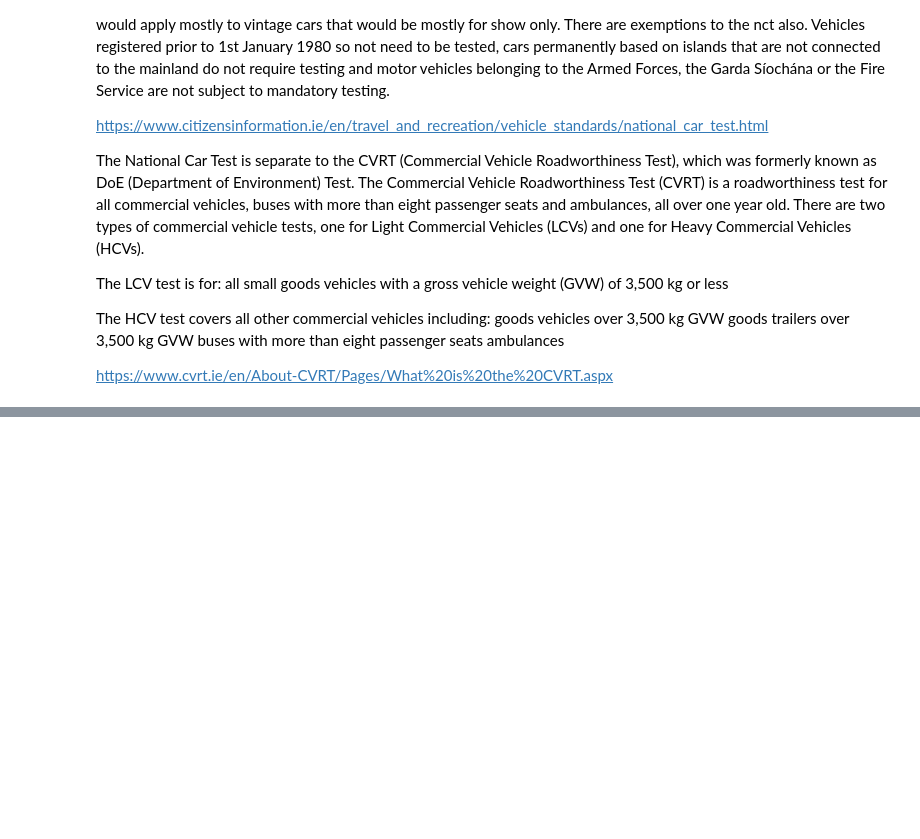
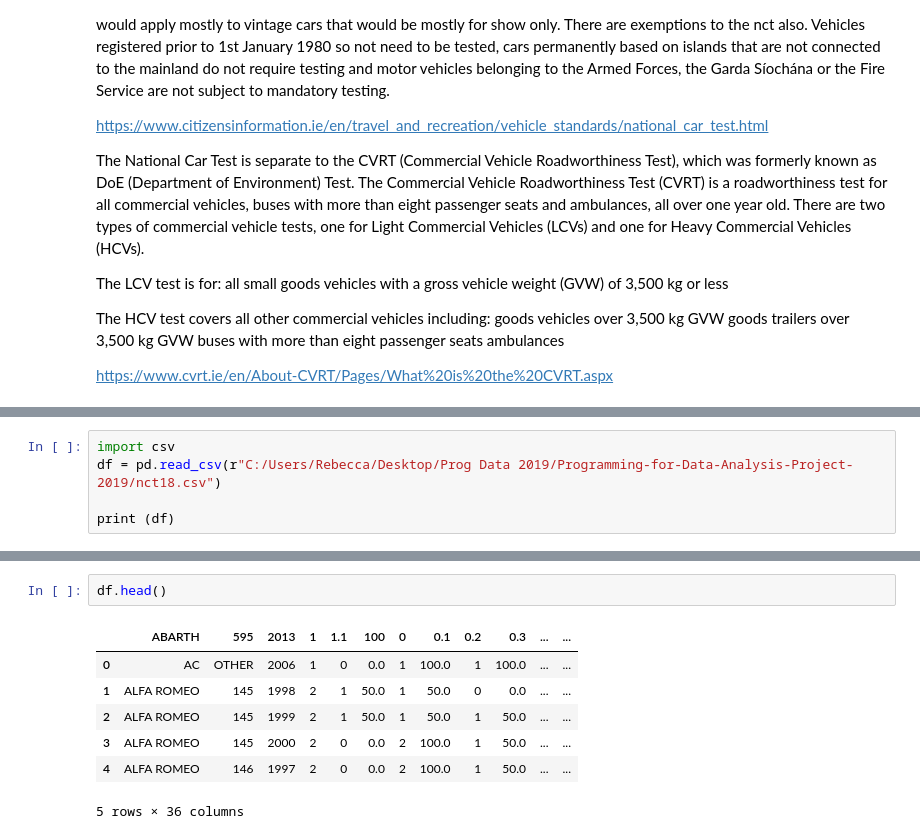
Before and after one commit to bexiturley/Programming-for-Data-Analysis-Project-2019, a Jupyter notebook: nct.ipynb, the cells around one changed output, grey strips where cells are left out. Saved outputs shown, nothing was run; the diff lists cells and outputs as text; blank space fills up the shorter version.

```diff
--- a/nct.ipynb
+++ b/nct.ipynb
@@ -30,0 +57,5 @@ This was very interesting but still not what I was looking for.  I then went to
+# %%
+import csv
+df = pd.read_csv(r"C:/Users/Rebecca/Desktop/Prog Data 2019/Programming-for-Data-Analysis-Project-2019/nct18.csv")
+
+print (df)
@@ -30,0 +80,10 @@ This was very interesting but still not what I was looking for.  I then went to
+# %%
+df.head()
+# %% [output]
+|  | ABARTH | 595 | 2013 | 1 | 1.1 | 100 | 0 | 0.1 | 0.2 | 0.3 | ... | ... |
+| 0 | AC | OTHER | 2006 | 1 | 0 | 0.0 | 1 | 100.0 | 1 | 100.0 | ... | ... |
+| 1 | ALFA ROMEO | 145 | 1998 | 2 | 1 | 50.0 | 1 | 50.0 | 0 | 0.0 | ... | ... |
+| 2 | ALFA ROMEO | 145 | 1999 | 2 | 1 | 50.0 | 1 | 50.0 | 1 | 50.0 | ... | ... |
+| 3 | ALFA ROMEO | 145 | 2000 | 2 | 0 | 0.0 | 2 | 100.0 | 1 | 50.0 | ... | ... |
+| 4 | ALFA ROMEO | 146 | 1997 | 2 | 0 | 0.0 | 2 | 100.0 | 1 | 50.0 | ... | ... |
+5 rows × 36 columns
```
Also changed, not shown: parts of 17 cells of this notebook, 4 other files.
